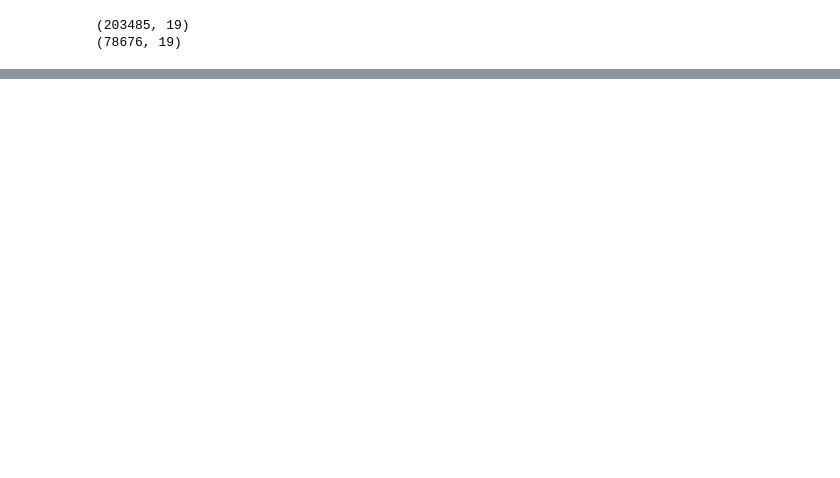
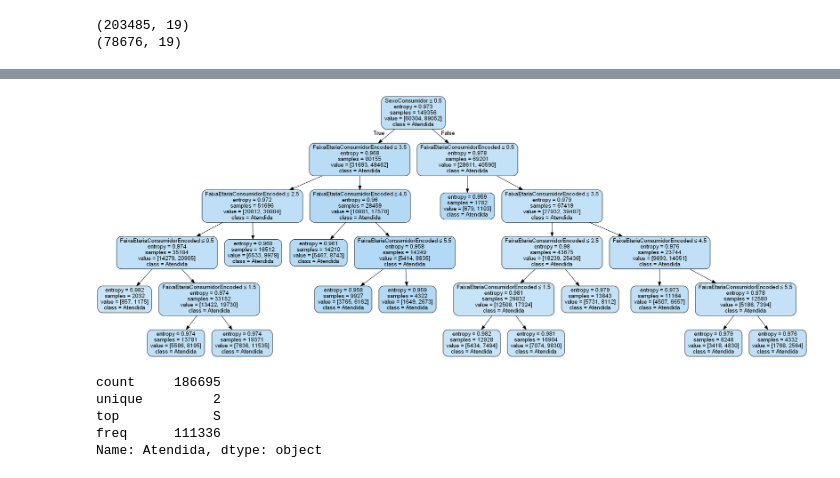
Before and after one commit to if1015-datascience-ufpe/2018-2-projeto-cambridge-analytica, a Jupyter notebook: script.ipynb, the cells around one changed output, grey strips where cells are left out. Saved outputs shown, nothing was run; the diff lists cells and outputs as text; code cells hidden in the pictures; blank space fills up the shorter version.

Commit message:
Adiciona plot da decision tree

```diff
--- a/script.ipynb
+++ b/script.ipynb
@@ -226,0 +263,42 @@ classify_dataset(dd, columns, label)
+# %%
+import graphviz as gviz
+#pandas > 0.21.0
+from pandas.api.types import CategoricalDtype
+faixaEtariaCategories = ["até 20 anos","entre 21 a 30 anos","entre 31 a 40 anos","entre 41 a 50 anos","entre 51 a 60 anos","entre 61 a 70 anos","mais de 70 anos"]
+faixaEtariaType = CategoricalDtype(categories=faixaEtariaCategories, ordered=True)
+combined_datasets = combined_datasets[combined_datasets.FaixaEtariaConsumidor != "Nao Informada"]
+combined_datasets.FaixaEtariaConsumidor = combined_datasets.FaixaEtariaConsumidor.astype(faixaEtariaType)
+combined_datasets['vendaEnganosa'] = combined_datasets.CodigoProblema.map(lambda x: x == 111 and 'sim' or 'não')
+combined_datasets.vendaEnganosa = combined_datasets.vendaEnganosa.astype('category')
+combined_datasets.dtypes
+
+#model
+combined_datasets['FaixaEtariaConsumidorEncoded'] = combined_datasets.FaixaEtariaConsumidor.map(lambda x : faixaEtariaCategories.index(x))
+train, test = train_test_split(combined_datasets, test_size=1/5, random_state=42)
+from sklearn.tree import DecisionTreeClassifier
+model = DecisionTreeClassifier(min_samples_leaf=10,criterion='entropy')
+attrs = ['SexoConsumidor','FaixaEtariaConsumidorEncoded']
+model.fit(train[attrs],train.Atendida.map(lambda x: x=='S' and 1 or 0))
+
+from sklearn.tree import export_graphviz
+dot_data = export_graphviz(model, out_file=None,
+                         feature_names=attrs,
+                         class_names=['Não Atendida','Atendida'],
+                         filled=True, rounded=True,
+                         special_characters=True)
+from io import StringIO
+f = StringIO(dot_data)
+g = gviz.Source(source=dot_data)
+from IPython.display import Image
+Image(g.pipe(format='png'),width='100%')
+#classify_dataset(combined_datasets,["SexoConsumidor","FaixaEtariaConsumidor"],["vendaEnganosa"])
+# %% [output]
+[figure, added]
+# %%
+combined_datasets.Atendida.describe()
+# %% [output]
+count     186695
+unique         2
+top            S
+freq      111336
+Name: Atendida, dtype: object
```
Also changed, not shown: parts of 12 cells of this notebook.
